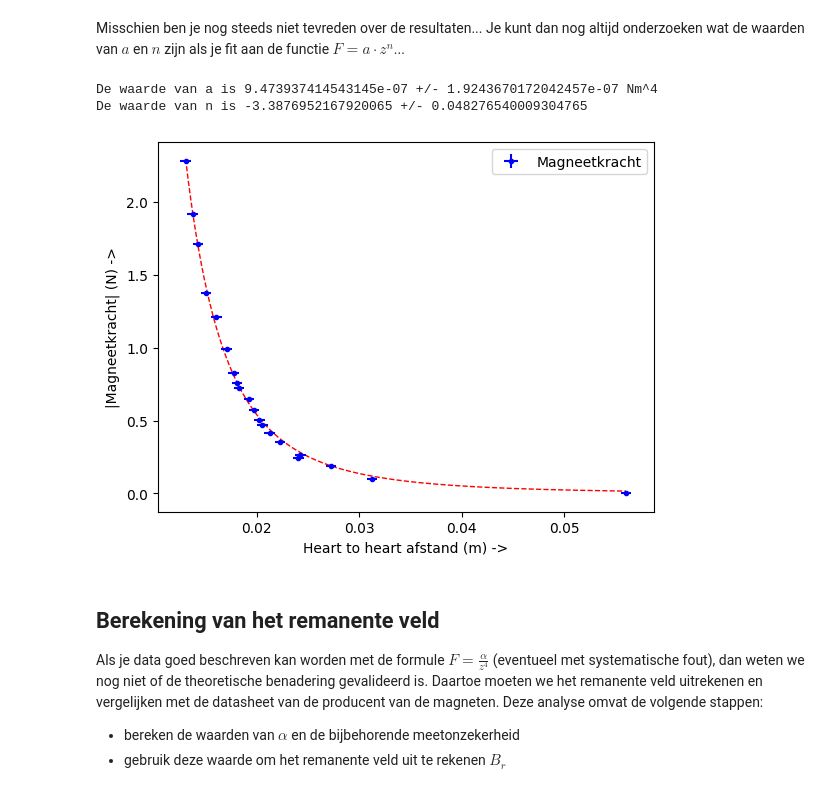
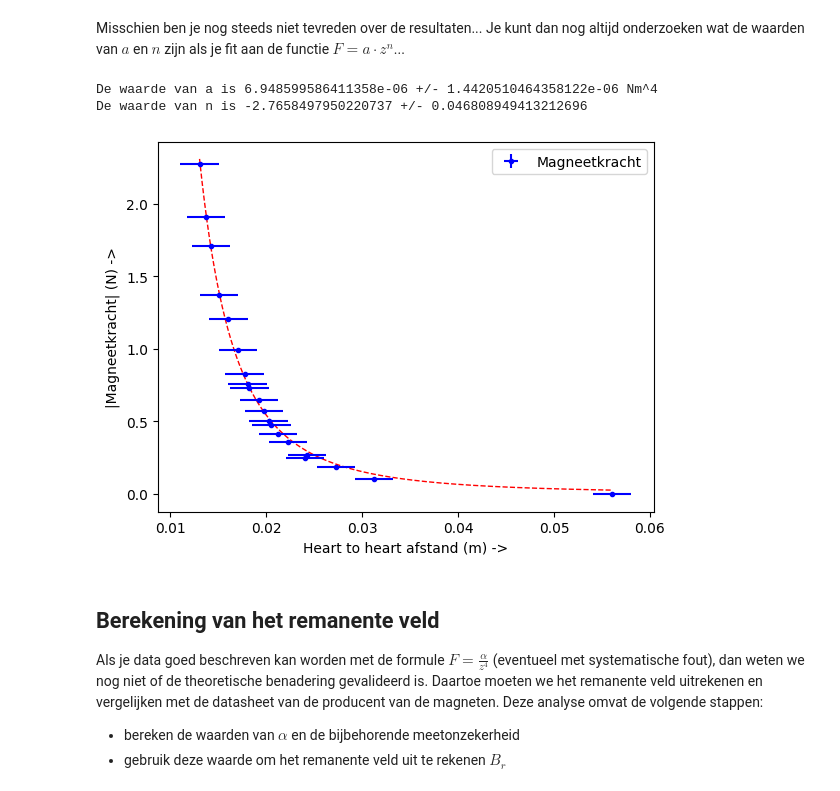
Before and after one commit to Emcrypted-Dev/practicum131023, a Jupyter notebook: IE1_labjournaal_NL.ipynb, the cells around one changed output. Drawn from its saved outputs; the diff is of its cells as text; code cells hidden in the pictures.

```diff
--- a/IE1_labjournaal_NL.ipynb
+++ b/IE1_labjournaal_NL.ipynb
@@ -75,7 +75,7 @@ m_af = 0.093  #kg 0.093
 u_m_af = 0.001  #kg
 
 #onzekerheid in Z en F
-u_h_12 = 0.5e-3
+u_h_12 = 2e-3
 u_z = np.sqrt(u_d_m ** 2 + u_h_1_af ** 2 + u_h_2 ** 2 + u_h_12 ** 2)
 u_F = 1e-3 * 9.81
 # %% [markdown]
@@ -372,35 +382,35 @@ plt.show()  #Plot printen
 Misschien ben je nog steeds niet tevreden over de resultaten... Je kunt dan nog altijd onderzoeken wat de waarden van $a$ en $n$ zijn als je fit aan de functie $F = a \cdot z^{n}$...
 # %%
 def func_azn(z, a, n):  #Functie F=a*z^n definiëren
-    return a * (z ** n)
+    return a * ((z-val[0]) ** n)
 
 
 val_azn, cov_azn = curve_fit(func_azn, z, F,
                              p0=[val[0], -4])  #Functie fitten met initial guesses uit de eerdere codeblocks
 
 print("De waarde van a is", val_azn[0], "+/-", np.sqrt(cov_azn[0, 0]), "Nm^4")
 print("De waarde van n is", val_azn[1], "+/-", np.sqrt(cov_azn[1, 1]))  #Waardes en onzekerheden printen
 
 plt.figure()  #begin nieuw plot
 
 min_value_z = min(z)  #grenswaarden horizontale as
 max_value_z = max(z)
 
 x = np.linspace(min_value_z, max_value_z, 1000)
 y = func_azn(x, val_azn[0], val_azn[1])
 
 plt.plot(x, y, 'r--', linewidth=1)  #plotting curve-fitted function
 
 plt.xlabel("Heart to heart afstand (m) ->")  #Axes labeling
 plt.ylabel("|Magneetkracht| (N) ->")
 plt.errorbar(z, F, u_F, u_z, 'b.', label="Magneetkracht")  #Plotting data over the fitted function for comparison
 plt.legend()
 
 plt.show()
 # %% [output]
-De waarde van a is 9.473937414543145e-07 +/- 1.9243670172042457e-07 Nm^4
-De waarde van n is -3.3876952167920065 +/- 0.048276540009304765
+De waarde van a is 6.948599586411358e-06 +/- 1.4420510464358122e-06 Nm^4
+De waarde van n is -2.7658497950220737 +/- 0.046808949413212696
-[figure, old version]
+[figure, new version]
 # %% [markdown]
 ## Berekening van het remanente veld
 Als je data goed beschreven kan worden met de formule $F=\frac{\alpha}{z^4}$ (eventueel met systematische fout), dan weten we nog niet of de theoretische benadering gevalideerd is. Daartoe moeten we het remanente veld uitrekenen en vergelijken met de datasheet van de producent van de magneten. Deze analyse omvat de volgende stappen:
```
Also changed, not shown: parts of 9 cells of this notebook, 2 other files.
